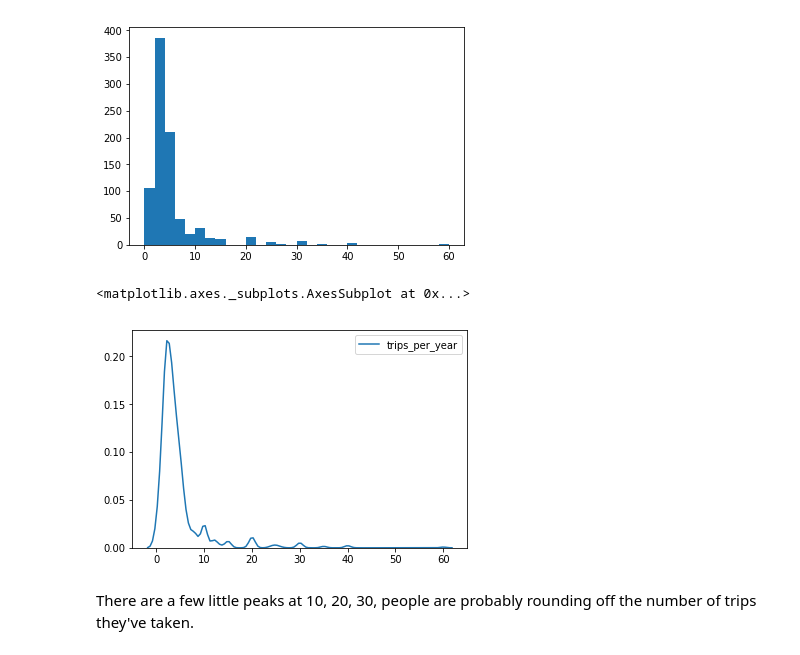
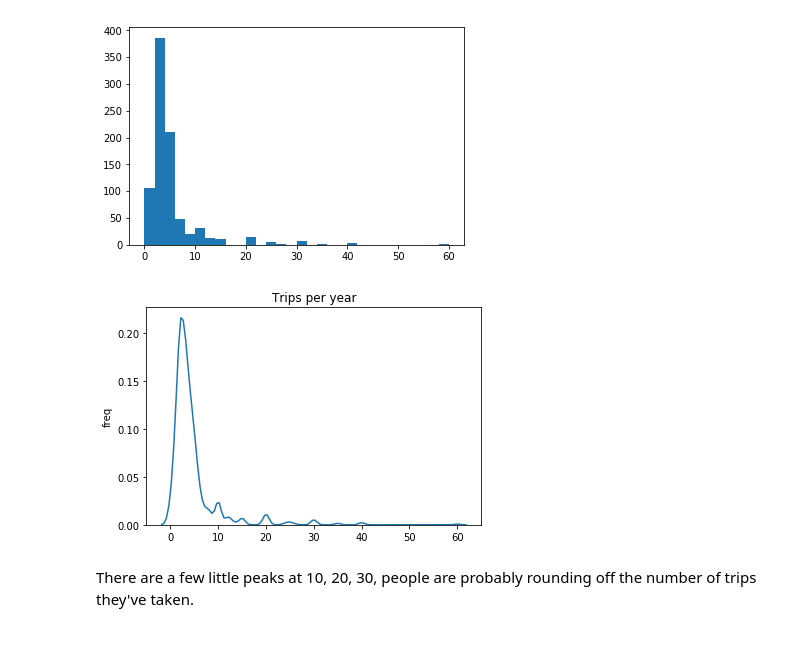
Before and after one commit to Ecboxer/travel, a Jupyter notebook: notebooks/explore.ipynb, the cells around one changed output. Saved outputs shown, nothing was run; the diff lists cells and outputs as text; code cells hidden in the pictures.

```diff
--- a/notebooks/explore.ipynb
+++ b/notebooks/explore.ipynb
@@ -361,11 +367,14 @@ axs.hist(df['trips_per_year'], bins = 30)
         52., 54., 56., 58., 60.]),
  <a list of 30 Patch objects>)
 [figure]
-# %%
-sns.kdeplot(df['trips_per_year'])
-# %% [output]
-<matplotlib.axes._subplots.AxesSubplot at 0x...>
-[figure, removed]
+# %%
+fig = sns.kdeplot(df['trips_per_year'])
+fig.set_ylabel('freq')
+fig.set_title('Trips per year')
+fig.legend_.remove()
+plt.savefig('../resources/tripsPerYear.png')
+# %% [output]
+[figure, added]
 # %% [markdown]
 There are a few little peaks at 10, 20, 30, people are probably rounding off the number of trips they've taken.
 # %% [markdown]
```
Also changed, not shown: parts of 5 cells of this notebook.
